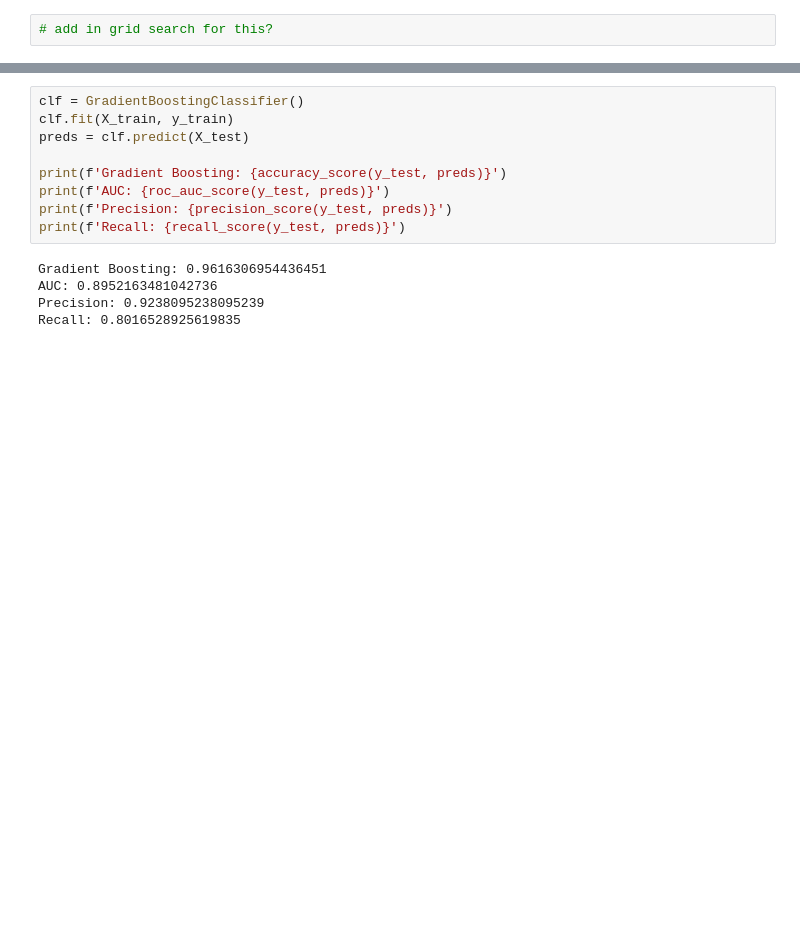
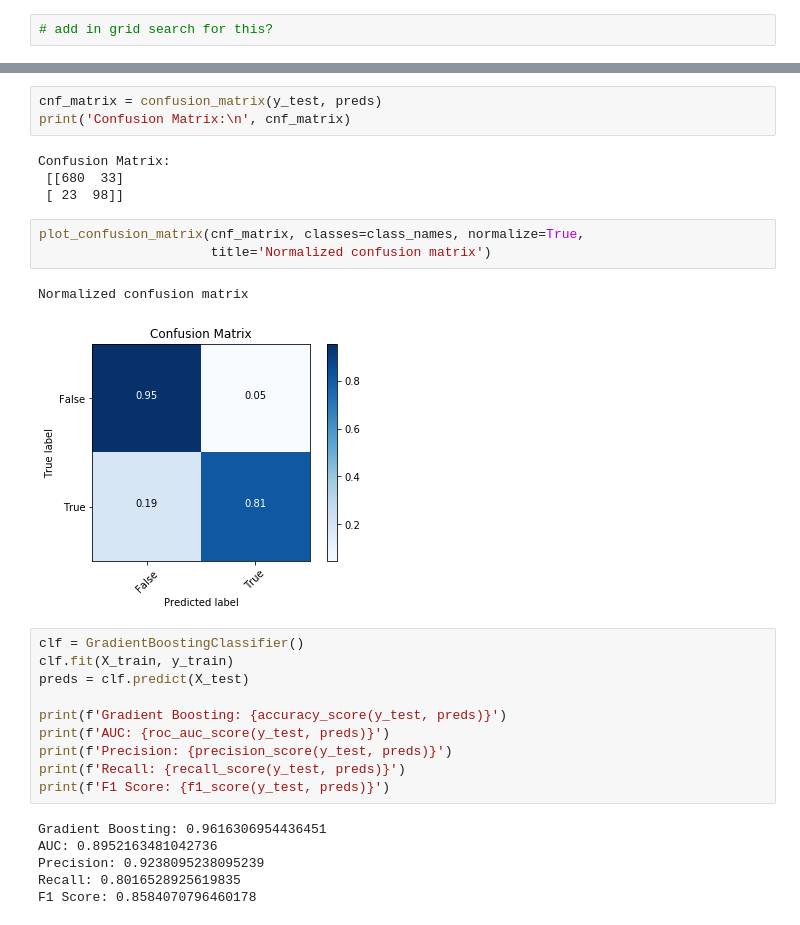
Before and after one commit to lambertmk/Module-3-V2.1, a Jupyter notebook: workbook.ipynb, the cells around one changed output, grey strips where cells are left out. Cells and saved outputs as stored; diff of their text form; blank space fills up the shorter version.

```diff
--- a/workbook.ipynb
+++ b/workbook.ipynb
@@ -402,3 +456,16 @@ Recall: 0.8181818181818182
+# %%
+cnf_matrix = confusion_matrix(y_test, preds)
+print('Confusion Matrix:\n', cnf_matrix)
+# %% [output]
+Confusion Matrix:
+ [[680  33]
+ [ 23  98]]
+# %%
+plot_confusion_matrix(cnf_matrix, classes=class_names, normalize=True,
+                      title='Normalized confusion matrix')
+# %% [output]
+Normalized confusion matrix
+[figure, added]
 # %%
 clf = GradientBoostingClassifier()
 clf.fit(X_train, y_train)
@@ -408,8 +475,10 @@ print(f'Gradient Boosting: {accuracy_score(y_test, preds)}')
 print(f'AUC: {roc_auc_score(y_test, preds)}')
 print(f'Precision: {precision_score(y_test, preds)}')
 print(f'Recall: {recall_score(y_test, preds)}')
+print(f'F1 Score: {f1_score(y_test, preds)}')
 # %% [output]
 Gradient Boosting: 0.9616306954436451
 AUC: 0.8952163481042736
 Precision: 0.9238095238095239
 Recall: 0.8016528925619835
+F1 Score: 0.8584070796460178
```
Also changed, not shown: parts of 32 cells of this notebook.
